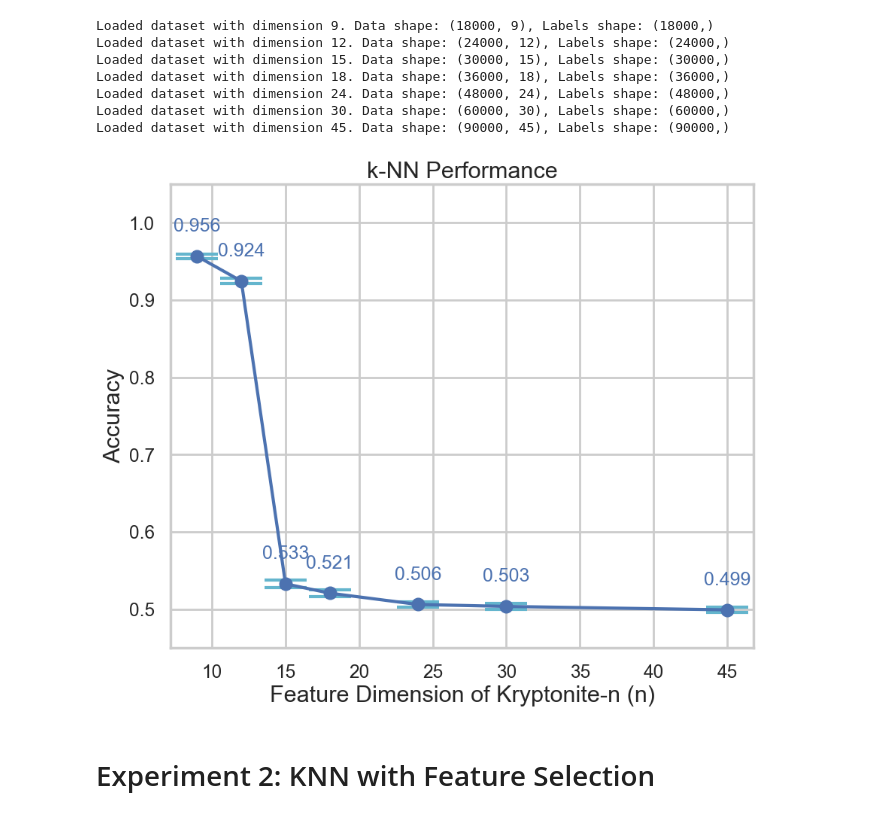
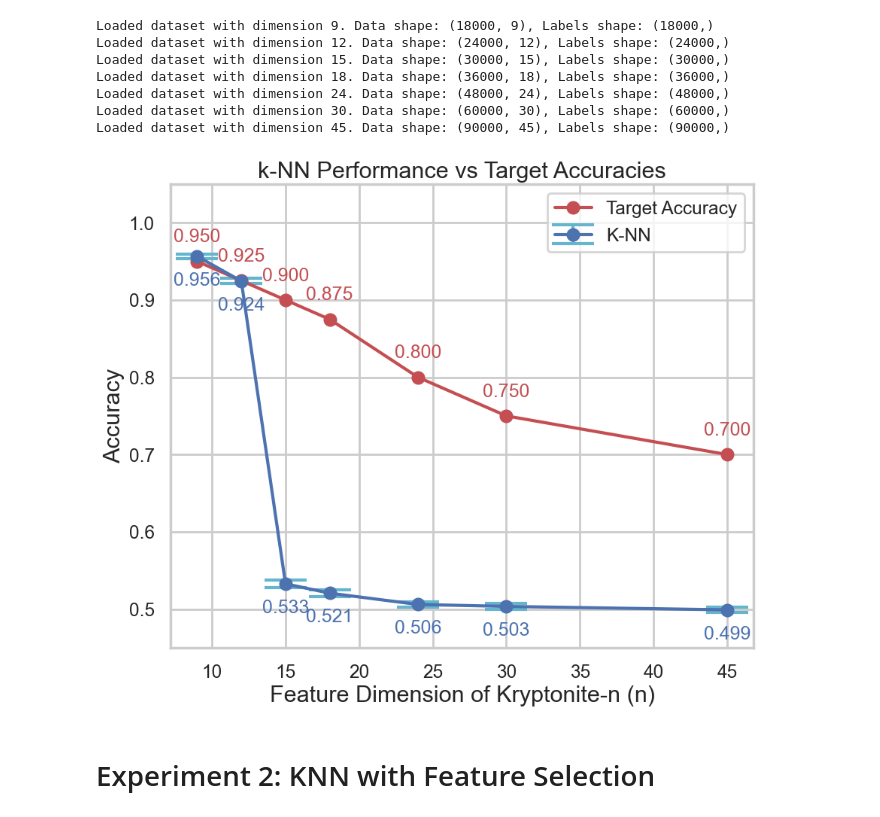
Before and after one commit to Daniel4078/COMP70015-MML-coursework, a Jupyter notebook: Knn.ipynb, the cells around one changed output. Drawn from its saved outputs; the diff is of its cells as text; code cells hidden in the pictures.

Commit message:
add target line to first plot

```diff
--- a/Knn.ipynb
+++ b/Knn.ipynb
@@ -106,22 +106,28 @@ Loaded dataset with dimension 24. Data shape: (48000, 24), Labels shape: (48000,
 Loaded dataset with dimension 30. Data shape: (60000, 30), Labels shape: (60000,)
 Loaded dataset with dimension 45. Data shape: (90000, 45), Labels shape: (90000,)
 # %%
+target_accuracies = [0.95, 0.925, 0.9, 0.875, 0.8, 0.75, 0.7]
+
 plt.rcdefaults()
 plt.figure(figsize=(10, 8))
 sns.set(style="whitegrid")
 sns.set_context("poster", font_scale=0.8)
-plt.errorbar(dimensions, means, yerr=std_devs, marker='o', linestyle='-', color='b', ecolor='c', capsize=20, capthick=3)
+plt.errorbar(dimensions, means, yerr=std_devs, label='K-NN',marker='o', linestyle='-', color='b', ecolor='c', capsize=20, capthick=3)
+# Plotting target accuracies
+plt.plot(n, target_accuracies, label='Target Accuracy', marker='o', linestyle='-', color='r')
 for x, y in zip(dimensions, means):
-    plt.text(x, y + 0.05, f'{y:.3f}', ha='center', va='top', color='b', fontsize=18)
-
+    plt.text(x, y - 0.02, f'{y:.3f}', ha='center', va='top', color='b', fontsize=18)
+for x, y in zip(n, target_accuracies):
+    plt.text(x, y + 0.02, f'{y:.3f}', ha='center', va='bottom', color='r', fontsize=18)
 plt.xlabel("Feature Dimension of Kryptonite-n (n)", fontsize=22)
 plt.ylabel('Accuracy', fontsize=22)
-plt.title('k-NN Performance', fontsize=22)
+plt.title('k-NN Performance vs Target Accuracies', fontsize=22)
 plt.grid(True)
 plt.ylim(0.45, 1.05)
+plt.legend()
 plt.show()
 # %% [output]
-[figure, old version]
+[figure, new version]
 # %% [markdown]
 # Experiment 2: KNN with Feature Selection
 # %%
```
